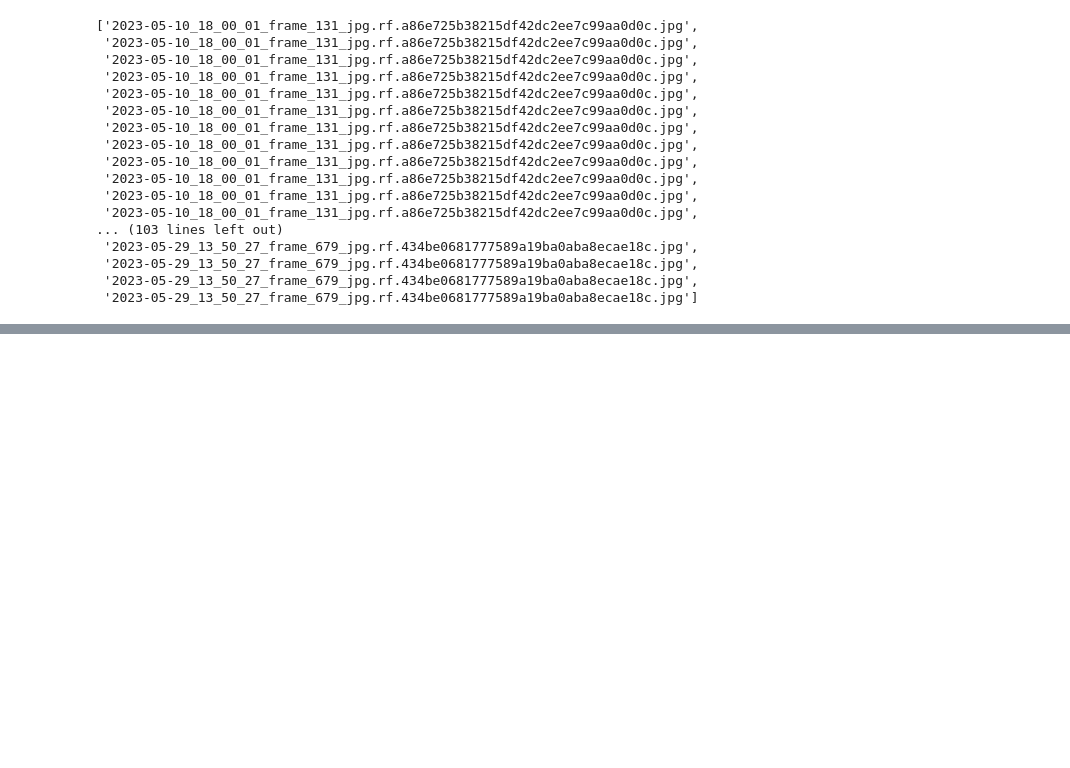
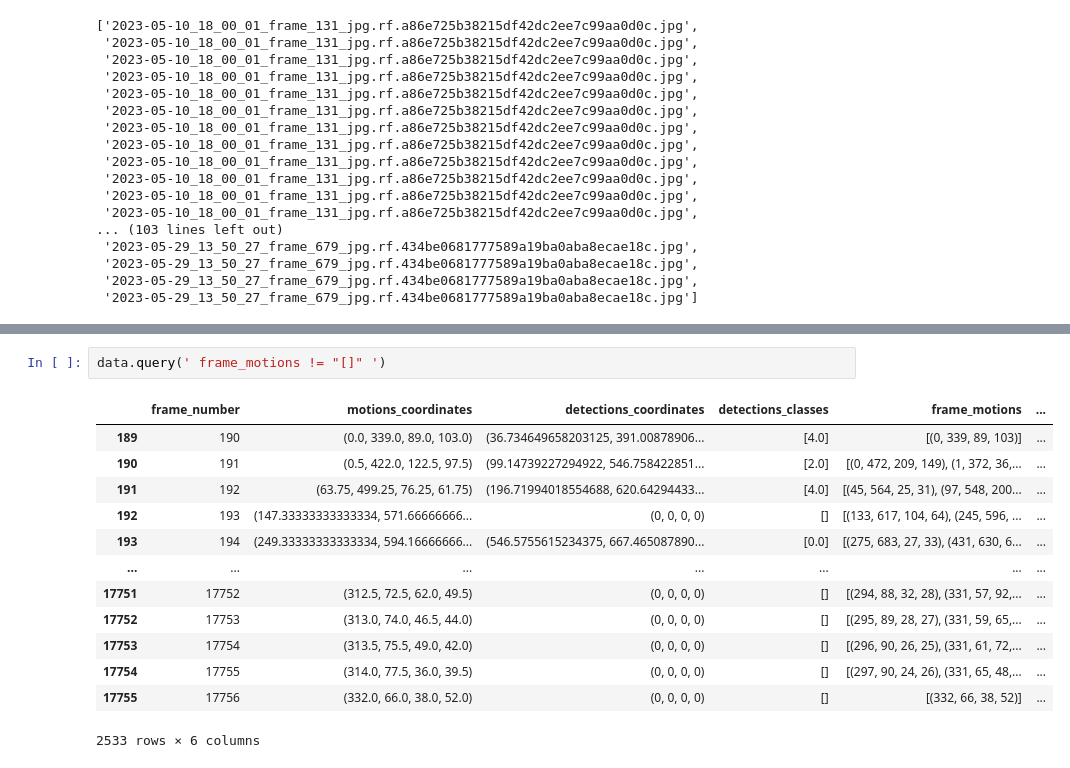
Before and after one commit to eai6/BeeVision, a Jupyter notebook: solitary_bee_hotels/scripts/research.ipynb, the cells around one changed output, grey strips where cells are left out. Saved outputs shown, nothing was run; the diff lists cells and outputs as text; blank space fills up the shorter version.

```diff
--- a/solitary_bee_hotels/scripts/research.ipynb
+++ b/solitary_bee_hotels/scripts/research.ipynb
@@ -238,0 +256,16 @@ train_files
+# %%
+data.query(' frame_motions != "[]" ')
+# %% [output]
+|  | frame_number | motions_coordinates | detections_coordinates | detections_classes | frame_motions | ... |
+| 189 | 190 | (0.0, 339.0, 89.0, 103.0) | (36.734649658203125, 391.00878906... | [4.0] | [(0, 339, 89, 103)] | ... |
+| 190 | 191 | (0.5, 422.0, 122.5, 97.5) | (99.14739227294922, 546.758422851... | [2.0] | [(0, 472, 209, 149), (1, 372, 36,... | ... |
+| 191 | 192 | (63.75, 499.25, 76.25, 61.75) | (196.71994018554688, 620.64294433... | [4.0] | [(45, 564, 25, 31), (97, 548, 200... | ... |
+| 192 | 193 | (147.33333333333334, 571.66666666... | (0, 0, 0, 0) | [] | [(133, 617, 104, 64), (245, 596, ... | ... |
+| 193 | 194 | (249.33333333333334, 594.16666666... | (546.5755615234375, 667.465087890... | [0.0] | [(275, 683, 27, 33), (431, 630, 6... | ... |
+| ... | ... | ... | ... | ... | ... | ... |
+| 17751 | 17752 | (312.5, 72.5, 62.0, 49.5) | (0, 0, 0, 0) | [] | [(294, 88, 32, 28), (331, 57, 92,... | ... |
+| 17752 | 17753 | (313.0, 74.0, 46.5, 44.0) | (0, 0, 0, 0) | [] | [(295, 89, 28, 27), (331, 59, 65,... | ... |
+| 17753 | 17754 | (313.5, 75.5, 49.0, 42.0) | (0, 0, 0, 0) | [] | [(296, 90, 26, 25), (331, 61, 72,... | ... |
+| 17754 | 17755 | (314.0, 77.5, 36.0, 39.5) | (0, 0, 0, 0) | [] | [(297, 90, 24, 26), (331, 65, 48,... | ... |
+| 17755 | 17756 | (332.0, 66.0, 38.0, 52.0) | (0, 0, 0, 0) | [] | [(332, 66, 38, 52)] | ... |
+2533 rows × 6 columns
```
Also changed, not shown: parts of 49 cells of this notebook, 3 other files.
